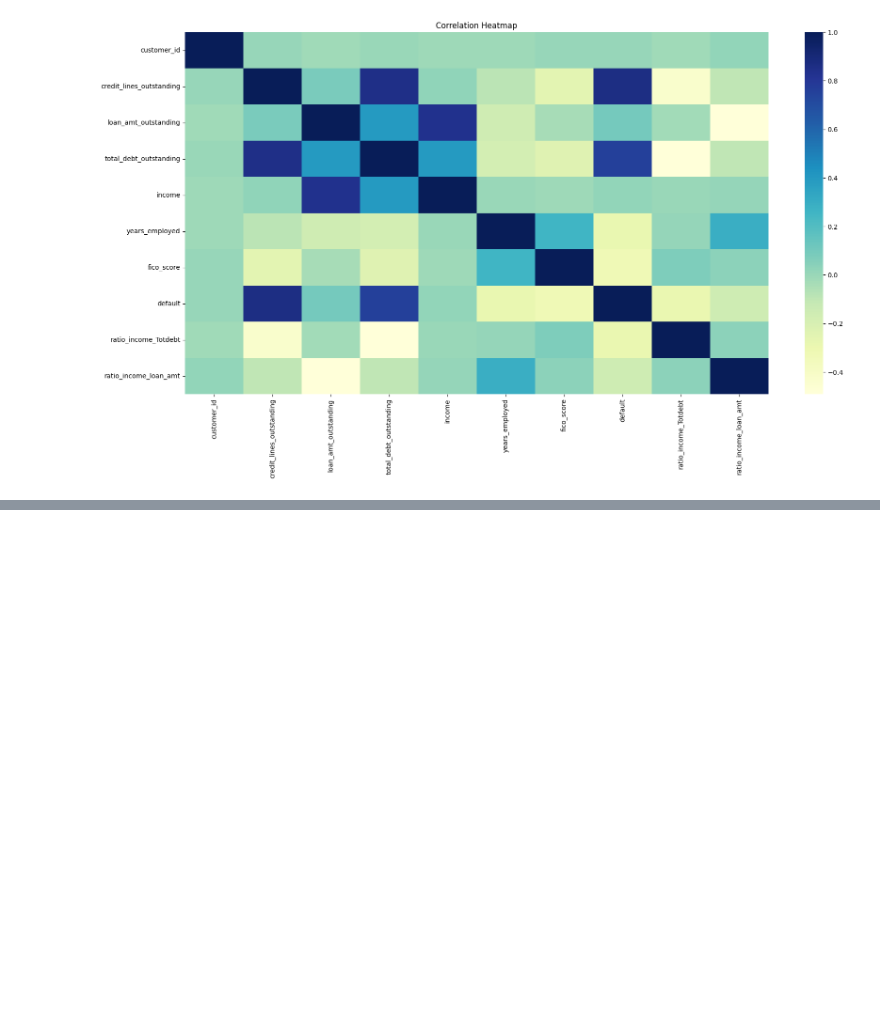
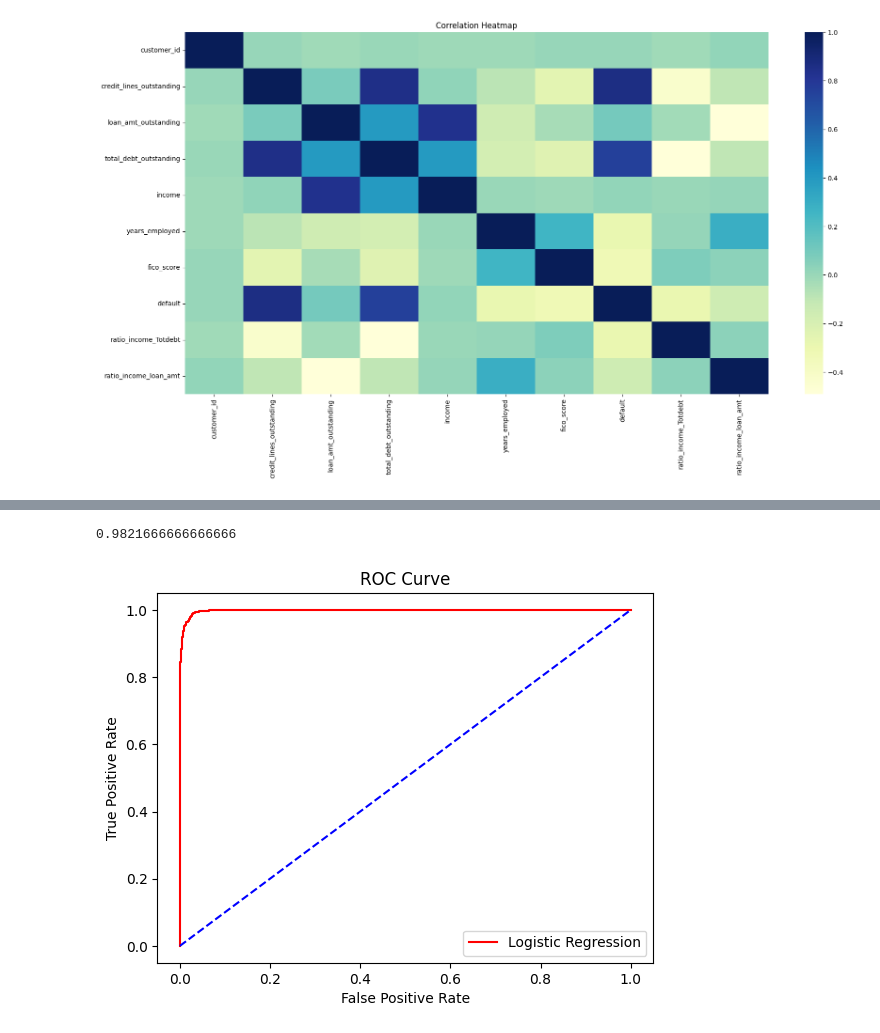
Before and after one commit to urvihp1001/JPMorganQuant, a Jupyter notebook: JPMC3.ipynb, the cells around one changed output, grey strips where cells are left out. Drawn from its saved outputs; the diff is of its cells as text; code cells hidden in the pictures; blank space fills up the shorter version.

```diff
--- a/JPMC3.ipynb
+++ b/JPMC3.ipynb
@@ -257,0 +265,10 @@ plt.show()
+# %%
+Y=Loans_df['default']
+# %%
+X_train,X_test,Y_train,Y_test=train_test_split(X,Y,test_size=0.6,random_state=101)
+# %%
+from sklearn.linear_model import LogisticRegression
+clf_logistic = LogisticRegression(solver='lbfgs').fit(X_train, np.ravel(Y_train))
+
+#lbfgs is an optimiser model
+#ravel turns 2d into 1d if needed
@@ -257,0 +283,2 @@ plt.show()
+# %%
+lr_preds=clf_logistic.predict_proba(X_test)
@@ -257,0 +364,4 @@ plt.show()
+# %%
+print(clf_logistic.score(X_test,Y_test))
+# %% [output]
+0.9821666666666666
@@ -257,0 +370,12 @@ plt.show()
+# %%
+lr_prob_default=lr_preds[:,1]
+fallout,sensitivity,thresholds=roc_curve(Y_test,lr_prob_default)
+plt.plot(fallout,sensitivity,color='red',label='Logistic Regression')
+plt.plot([0,1],[0,1],color='blue',linestyle='--')
+plt.xlabel('False Positive Rate') #fall-out
+plt.ylabel('True Positive Rate') #sensitivity
+plt.title('ROC Curve')
+plt.legend()
+plt.show()
+# %% [output]
+[figure, added]
```
Also changed, not shown: parts of 27 cells of this notebook.
